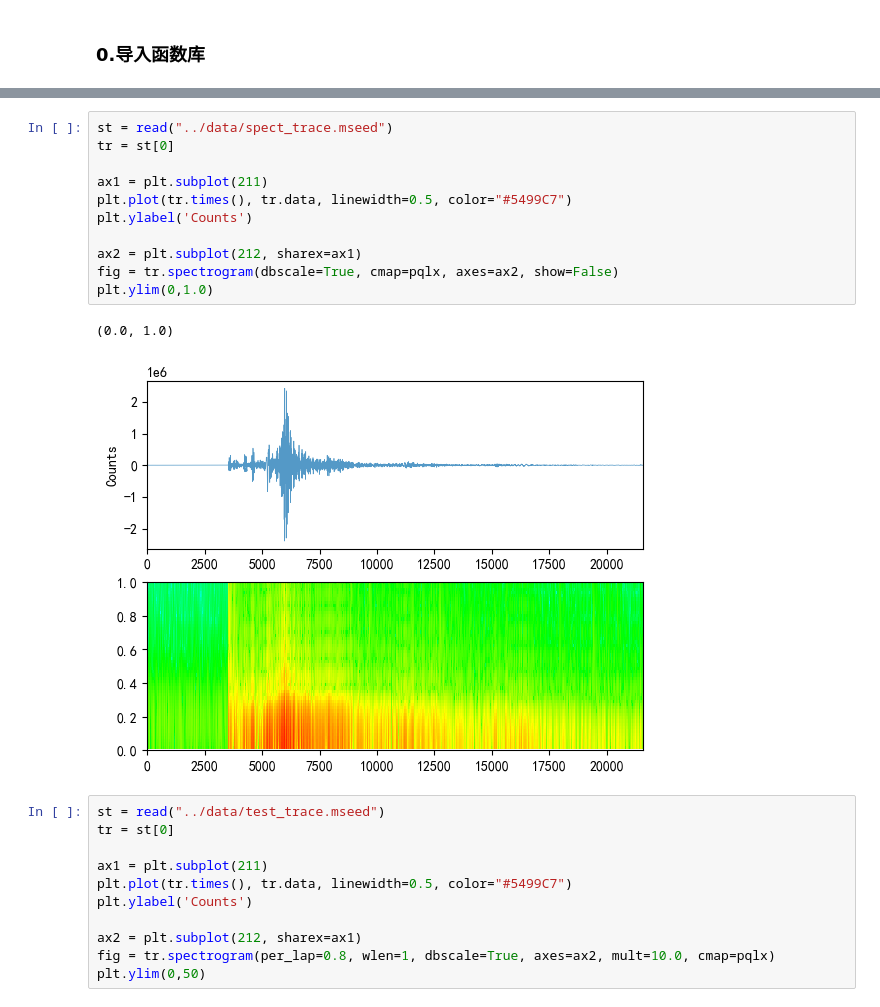
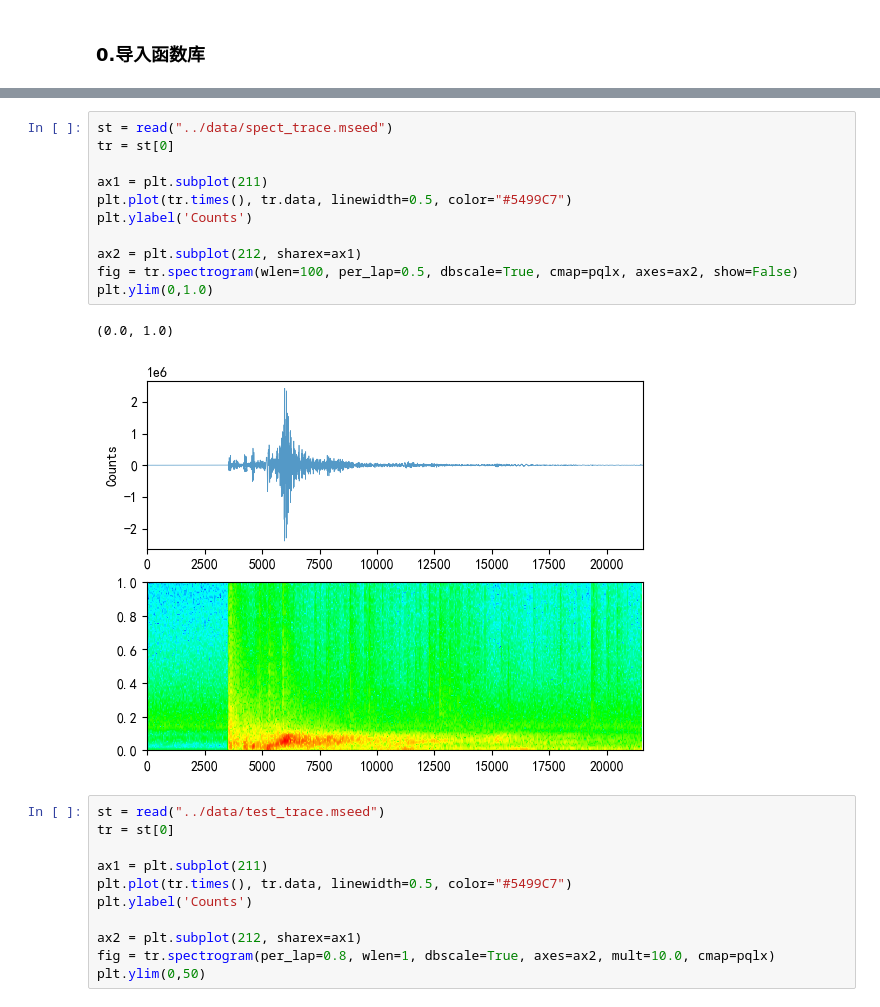
Before and after one commit to sssfeather/exerc, a Jupyter notebook: ipynb/ex_03_filte.ipynb, the cells around one changed output, grey strips where cells are left out. Saved outputs shown, nothing was run; the diff lists cells and outputs as text.

```diff
--- a/ipynb/ex_03_filte.ipynb
+++ b/ipynb/ex_03_filte.ipynb
@@ -45,17 +145,17 @@ plt.show()
 # %%
 st = read("../data/spect_trace.mseed")
 tr = st[0]
 
 ax1 = plt.subplot(211)
 plt.plot(tr.times(), tr.data, linewidth=0.5, color="#5499C7")
 plt.ylabel('Counts')
 
 ax2 = plt.subplot(212, sharex=ax1)
-fig = tr.spectrogram(dbscale=True, cmap=pqlx, axes=ax2, show=False)
+fig = tr.spectrogram(wlen=100, per_lap=0.5, dbscale=True, cmap=pqlx, axes=ax2, show=False)
 plt.ylim(0,1.0)
 # %% [output]
 (0.0, 1.0)
-[figure, old version]
+[figure, new version]
 # %%
 st = read("../data/test_trace.mseed")
 tr = st[0]
```
Also changed, not shown: parts of 6 cells of this notebook, 4 other files.
